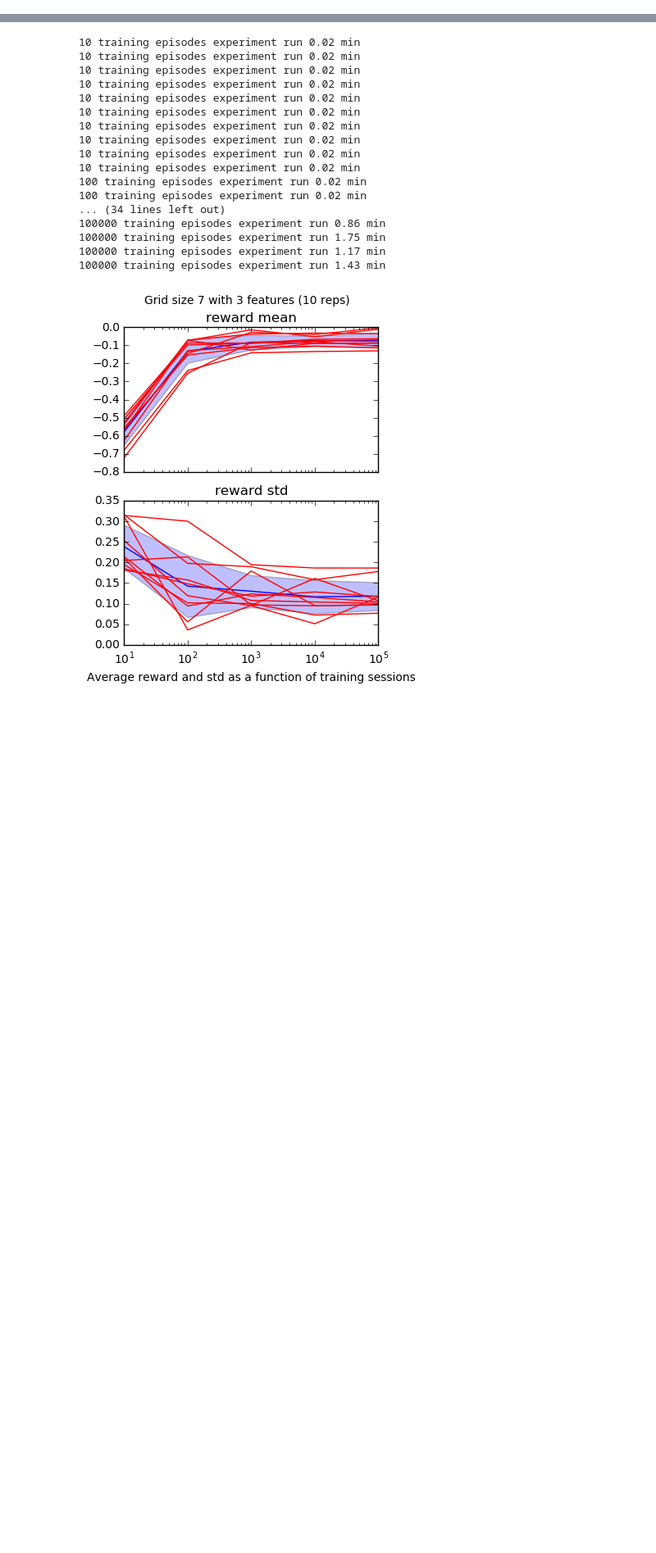
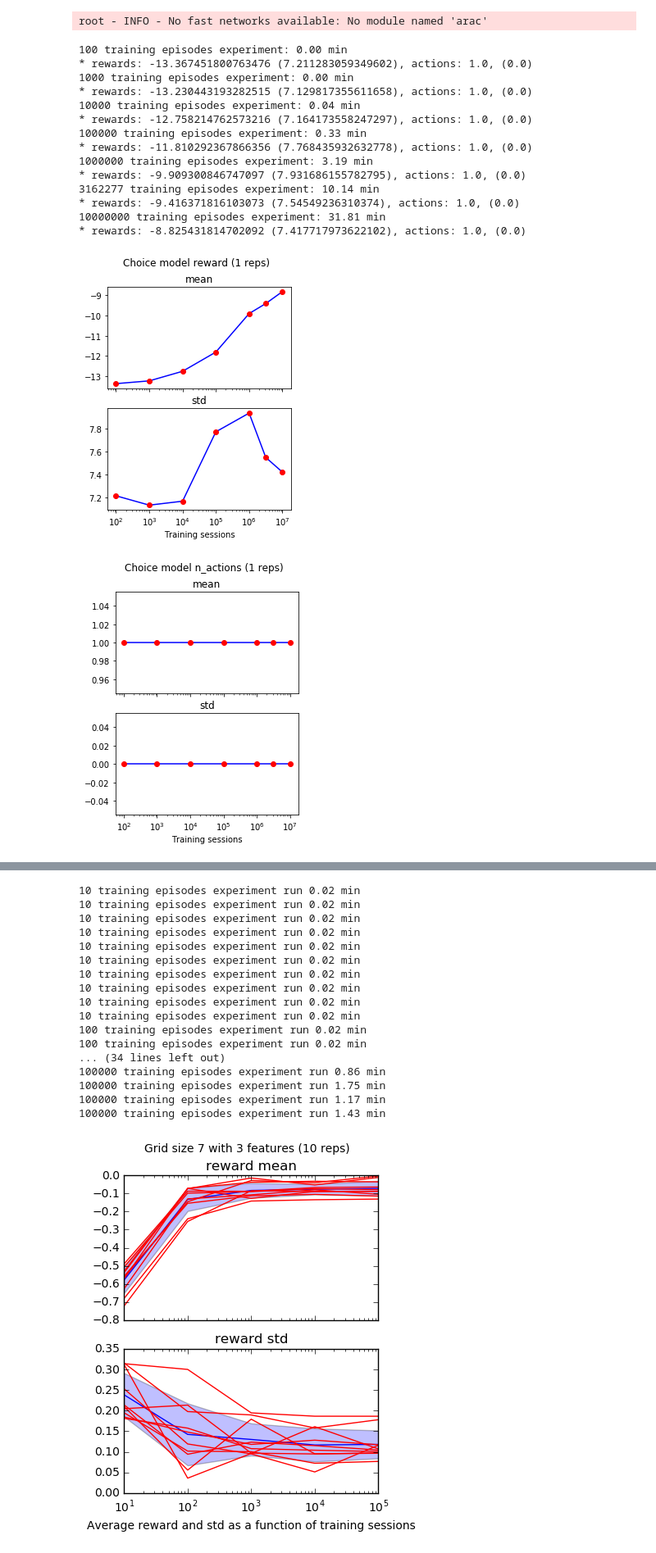
Before and after one commit to akangasr/sdirl, a Jupyter notebook: notebooks/rl_conv.ipynb, the cells around one changed output, grey strips where cells are left out. Shown at 82% size. Saved outputs shown, nothing was run; the diff lists cells and outputs as text; code cells hidden in the pictures; blank space fills up the shorter version.

```diff
--- a/notebooks/rl_conv.ipynb
+++ b/notebooks/rl_conv.ipynb
@@ -14,7 +14,7 @@ warnings.simplefilter("ignore")
 import matplotlib.pyplot as pl
 %matplotlib inline
 
-def get_model(parameters, grid_size, ground_truth, world_seed, training_episodes):
+def get_model_gw(parameters, grid_size, ground_truth, world_seed, training_episodes):
     rl_params = RLParams(
                  n_training_episodes=training_episodes,
                  n_episodes_per_epoch=100,
@@ -35,7 +35,7 @@ def get_model(parameters, grid_size, ground_truth, world_seed, training_episodes
             grid_type="walls")
     return gwf.get_new_instance(approximate=True)
 
-def run_experiment(n_features, grid_size, reps, eps, random_state):
+def run_experiment_gw(n_features, grid_size, reps, eps, random_state):
     parameters = list()
     for i in range(1, n_features+1):
         parameters.append(ModelParameter("feature{}_value".format(i), bounds=(-1, 0)))
@@ -57,38 +57,26 @@ def run_experiment(n_features, grid_size, reps, eps, random_state):
         obs_mean.append(list())
         obs_std.append(list())
         for i in range(reps):
-            model = get_model(parameters, grid_size, ground_truth, world_seeds[i], training_episodes)
+            model = get_model_gw(parameters, grid_size, ground_truth, world_seeds[i], training_episodes)
             start_time = time.time()
             obs = model.simulate_observations(*ground_truth, random_state=random_state)[0].data
             end_time = time.time()
             print("{} training episodes experiment run {:.2f} min"
                   .format(training_episodes, (end_time-start_time)/60.0))
-            avg_rewards = [float(np.mean(ses["rewards"])) for ses in obs["sessions"]]
-            obs_mean[j].append(float(np.mean(avg_rewards)))
-            obs_std[j].append(float(np.std(avg_rewards)))
+            rewards = [float(np.sum(ses["rewards"])) for ses in obs["sessions"]]
+            obs_mean[j].append(float(np.mean(rewards)))
+            obs_std[j].append(float(np.std(rewards)))
         j += 1
 
     plot_data("Grid size {} with {} features ({} reps)".format(grid_size, n_features, reps),
               eps, obs_mean, obs_std)
 
-def plot_data(main_title, x, mean, std):
-    fig, axarr = pl.subplots(2, sharex=True, figsize=(4,5))
-    for i, data, title in zip([0,1], [mean, std], ["reward mean", "reward std"]):
-        m = np.mean(data, axis=1)
-        s = np.std(data, axis=1)
-        axarr[i].plot(x, m, "b")
-        axarr[i].fill_between(x, m-s, m+s, facecolor="b", alpha=.25)
-        for j in range(len(data[0])):
-            axarr[i].plot(x, np.array(data)[:,j], "r")
-        axarr[i].set_title(title)
-    pl.xlabel("Average reward and std as a function of training sessions")
-    pl.xscale("log")
-    pl.suptitle(main_title)
-    pl.show()
 
-def plot_convergence(size=3, reps=5, max_eps_exp=5):
+def plot_convergence_gw(size=3, reps=5, max_eps_exp=5):
     rs = np.random.RandomState(123)
     eps = [10 ** (i+1) for i in range(max_eps_exp)]
     for n in [3]:
     #for n in [1,2,3,4]:
-        run_experiment(n, size, reps, eps, rs)
+        run_experiment_gw(n, size, reps, eps, rs)
+# %% [output]
+root - INFO - No fast networks available: No module named 'arac'
@@ -94,0 +179,19 @@ def plot_convergence(size=3, reps=5, max_eps_exp=5):
+# %%
+plot_convergence_cm(reps=1, exp=[2, 3, 4, 5, 6, 6.5, 7])
+# %% [output]
+100 training episodes experiment: 0.00 min
+* rewards: -13.367451800763476 (7.211283059349602), actions: 1.0, (0.0)
+1000 training episodes experiment: 0.00 min
+* rewards: -13.230443193282515 (7.129817355611658), actions: 1.0, (0.0)
+10000 training episodes experiment: 0.04 min
+* rewards: -12.758214762573216 (7.164173558247297), actions: 1.0, (0.0)
+100000 training episodes experiment: 0.33 min
+* rewards: -11.810292367866356 (7.768435932632778), actions: 1.0, (0.0)
+1000000 training episodes experiment: 3.19 min
+* rewards: -9.909300846747097 (7.931686155782795), actions: 1.0, (0.0)
+3162277 training episodes experiment: 10.14 min
+* rewards: -9.416371816103073 (7.54549236310374), actions: 1.0, (0.0)
+10000000 training episodes experiment: 31.81 min
+* rewards: -8.825431814702092 (7.417717973622102), actions: 1.0, (0.0)
+[figure, added]
+[figure, added]
```
Also changed, not shown: parts of 9 cells of this notebook, 1 other file.
